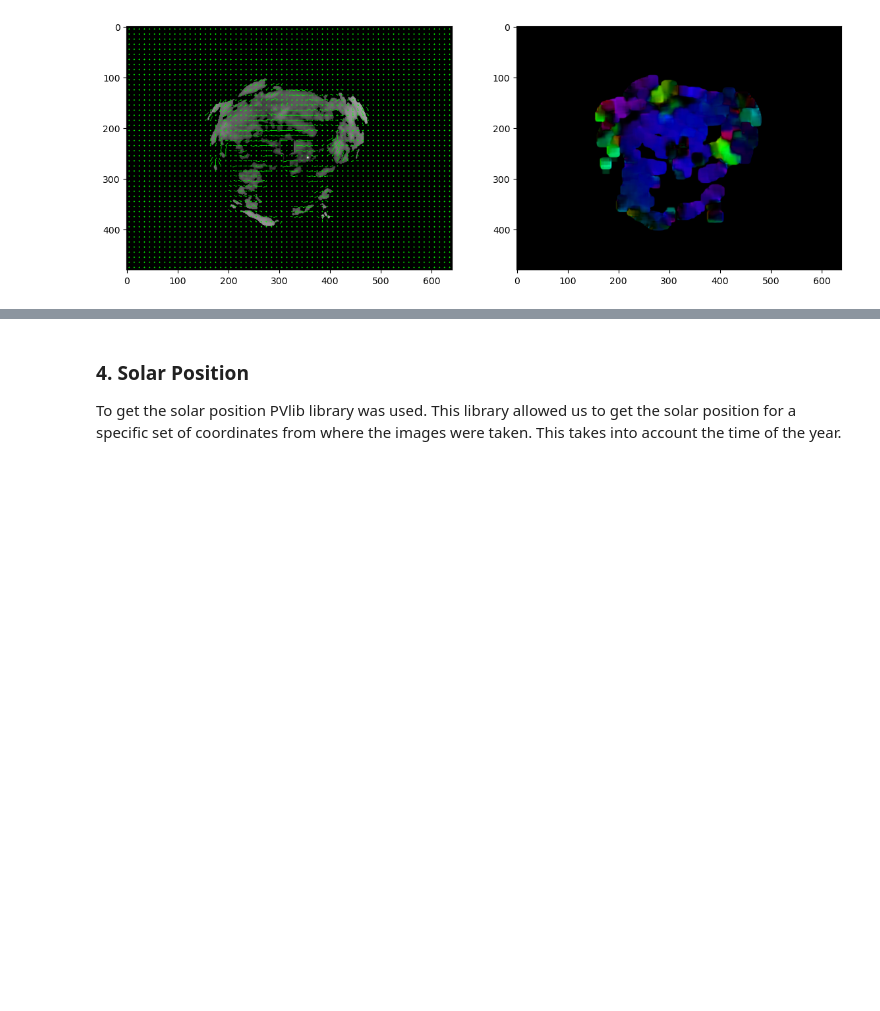
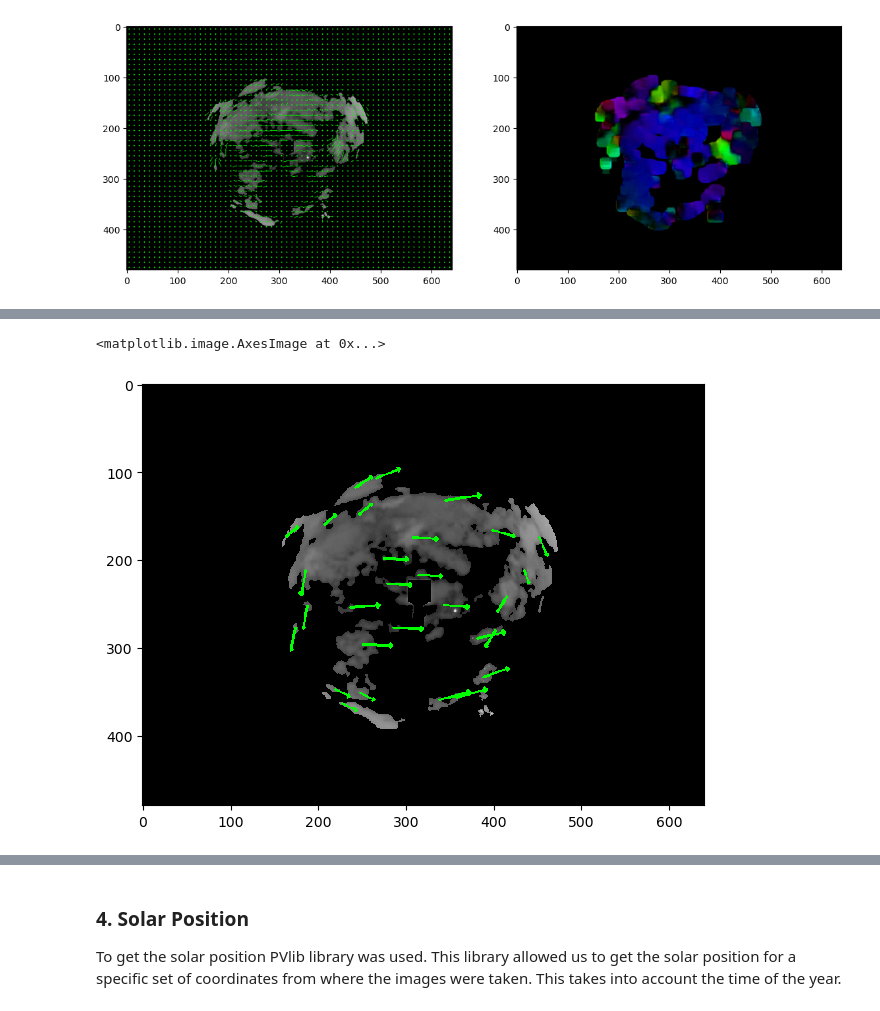
Before and after one commit to rodhervan/SkyImFeatures, a Jupyter notebook: Final_document.ipynb, the cells around one changed output, grey strips where cells are left out. Saved outputs shown, nothing was run; the diff lists cells and outputs as text; code cells hidden in the pictures; blank space fills up the shorter version.

```diff
--- a/Final_document.ipynb
+++ b/Final_document.ipynb
@@ -522,5 +528,5 @@ plt.imshow(draw_hsv_img)
 # %%
-from skimage import measure, color
+from skimage import measure, color, io
 from skimage.filters import threshold_otsu
 
 #### Label for velocity
@@ -537,30 +543,34 @@ small_binary = remove_small(binary_mask)
 # Label connected components in the binary mask
 labeled_image, num_labels = label(small_binary, connectivity=2, return_num=True)
 # Display the original image, binary mask, and labeled image
 # io.imshow(image)
 # io.show()
 
 # io.imshow(labeled_image)
 # io.show()
 
 
 for num in range(1,num_labels+1):
     num_mask = labeled_image == num
     x_flow = flow[:,:,0] * num_mask
     y_flow = flow[:,:,1] * num_mask
     non_zero_elements_x = x_flow[x_flow != 0]
     non_zero_elements_y = y_flow[y_flow != 0]
     average_non_zero_x = np.average(non_zero_elements_x)
     average_non_zero_y = np.average(non_zero_elements_y)
 
     over_img = img[:,:,0] * num_mask
     mask_over_img = over_img !=0
     small_ovr = remove_small(mask_over_img, c=0.0001)
     label_over_small, small_id = label(small_ovr, return_num=True)
 
     for labl in range(1,small_id+1):
         centroide = measure.centroid(label_over_small == labl)
         line_img = cv2.arrowedLine(img,
                             (int(centroide[1]), int(centroide[0])),
                             (int(centroide[1] + average_non_zero_x * 5), int(centroide[0] + average_non_zero_y * 5)),
                             (0,255,0), 2)
+io.imshow(line_img)
+# %% [output]
+<matplotlib.image.AxesImage at 0x...>
+[figure, added]
```
Also changed, not shown: parts of 8 cells of this notebook.
